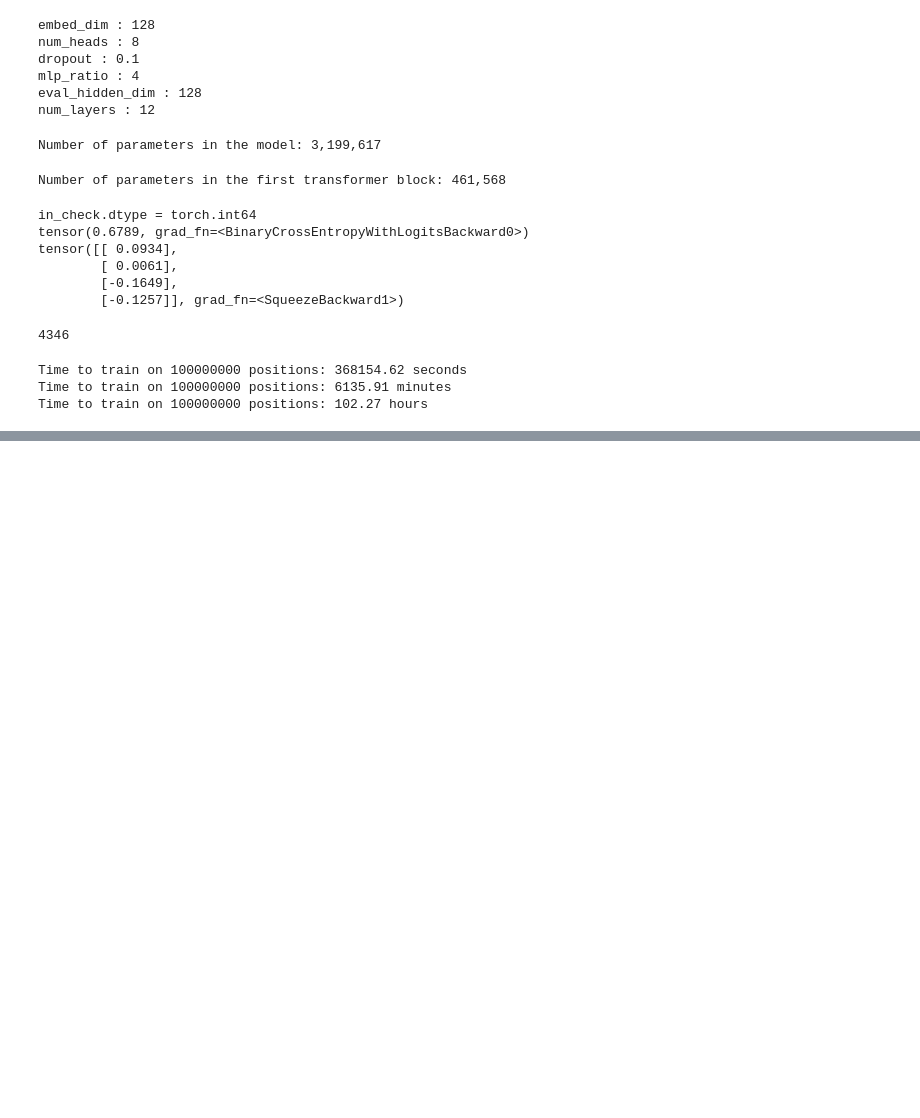
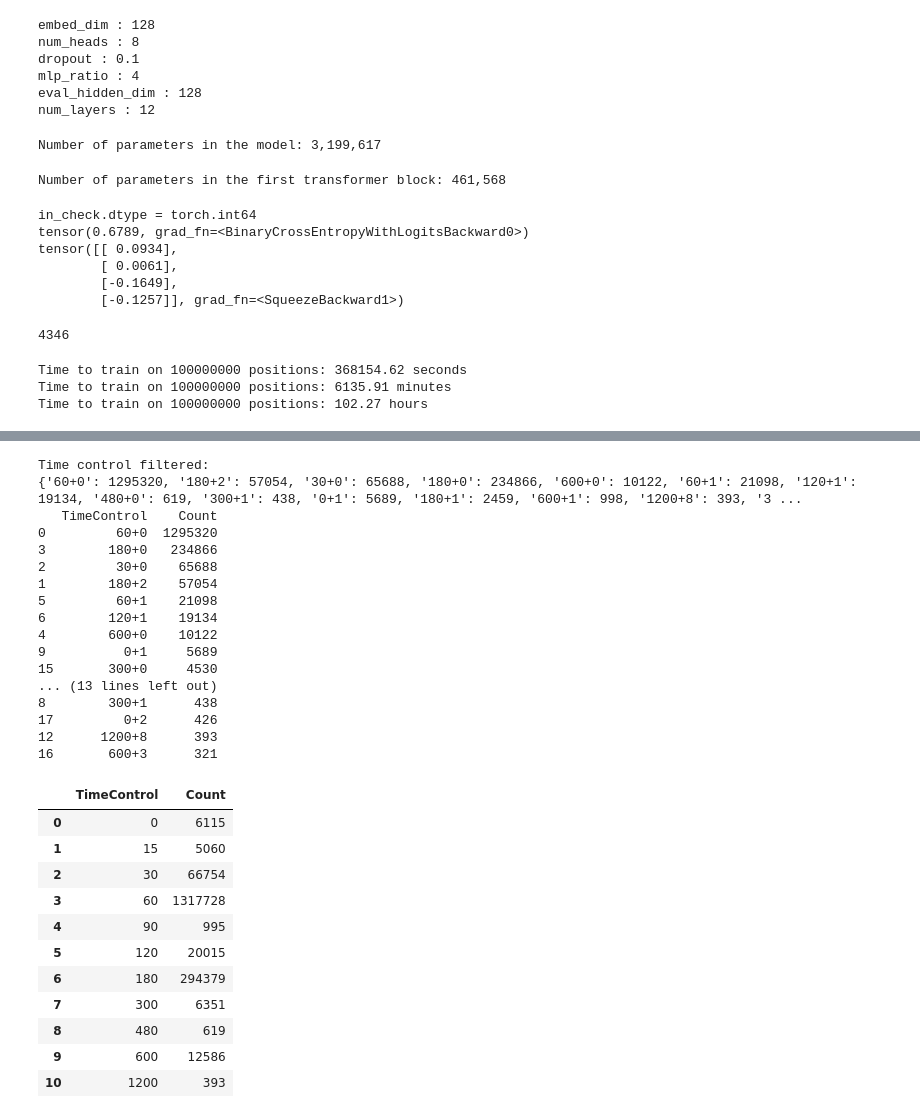
Before and after one commit to Stamehad/ChessEngine, a Jupyter notebook: chess_data.ipynb, the cells around one changed output, grey strips where cells are left out. Cells and saved outputs as stored; diff of their text form; code cells hidden in the pictures; blank space fills up the shorter version.

Commit message:
new data shards and parsing scripts

```diff
--- a/chess_data.ipynb
+++ b/chess_data.ipynb
@@ -334,0 +436,54 @@ Time to train on 100000000 positions: 102.27 hours
+# %%
+import pandas as pd
+
+
+time_control_filtered = {k: v for k, v in time_control.items() if int(v) >= 300 and k != '-'}
+print(f"Time control filtered:")
+print(time_control_filtered)
+time_control_df = pd.DataFrame(time_control_filtered.items(), columns=["TimeControl", "Count"])
+time_control_df = time_control_df[time_control_df["Count"] >= 300]
+# reorde by count
+time_control_df = time_control_df.sort_values(by="Count", ascending=False)
+print(time_control_df)
+
+# TimeControl is given in the form "300+0" or "60+1" etc. The +1 is increment time.
+# Remove increment time from the TimeControl and sum all the game time.
+# E.g. "60+0" and "60+1" should be counted as 60 and added together.
+
+# Create a new column with the time in seconds
+time_control_df["TimeControl"] = time_control_df["TimeControl"].str.split("+").str[0].astype(int)
+# add together equal time controls
+time_control_df = time_control_df.groupby("TimeControl").sum().reset_index()
+# sort by time control
+time_control_df = time_control_df.sort_values(by="TimeControl", ascending=True)
+time_control_df
+# %% [output]
+Time control filtered:
+{'60+0': 1295320, '180+2': 57054, '30+0': 65688, '180+0': 234866, '600+0': 10122, '60+1': 21098, '120+1': 19134, '480+0': 619, '300+1': 438, '0+1': 5689, '180+1': 2459, '600+1': 998, '1200+8': 393, '3 ...
+   TimeControl    Count
+0         60+0  1295320
+3        180+0   234866
+2         30+0    65688
+1        180+2    57054
+5         60+1    21098
+6        120+1    19134
+4        600+0    10122
+9          0+1     5689
+15       300+0     4530
+... (13 lines left out)
+8        300+1      438
+17         0+2      426
+12      1200+8      393
+16       600+3      321
+|  | TimeControl | Count |
+| 0 | 0 | 6115 |
+| 1 | 15 | 5060 |
+| 2 | 30 | 66754 |
+| 3 | 60 | 1317728 |
+| 4 | 90 | 995 |
+| 5 | 120 | 20015 |
+| 6 | 180 | 294379 |
+| 7 | 300 | 6351 |
+| 8 | 480 | 619 |
+| 9 | 600 | 12586 |
+| 10 | 1200 | 393 |
```
Also changed, not shown: parts of 13 cells of this notebook, 10 other files.
